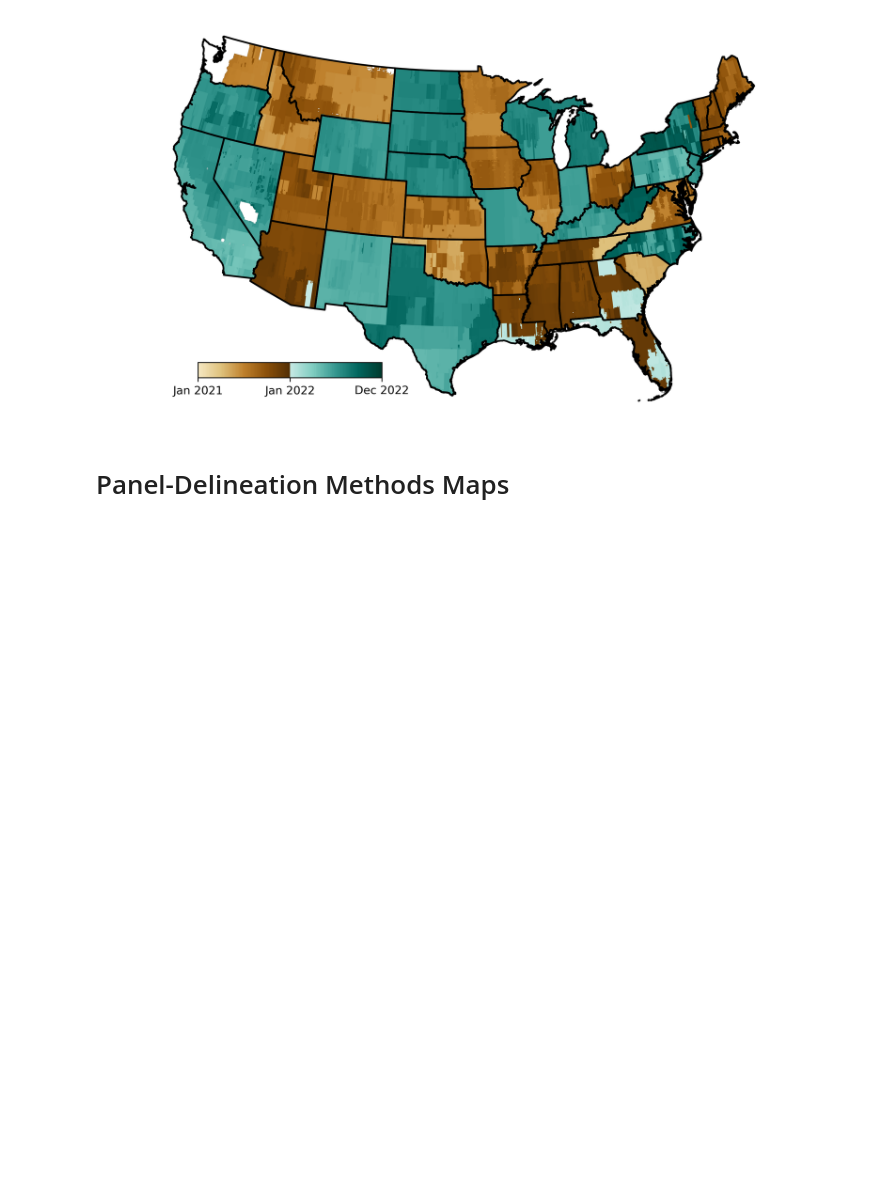
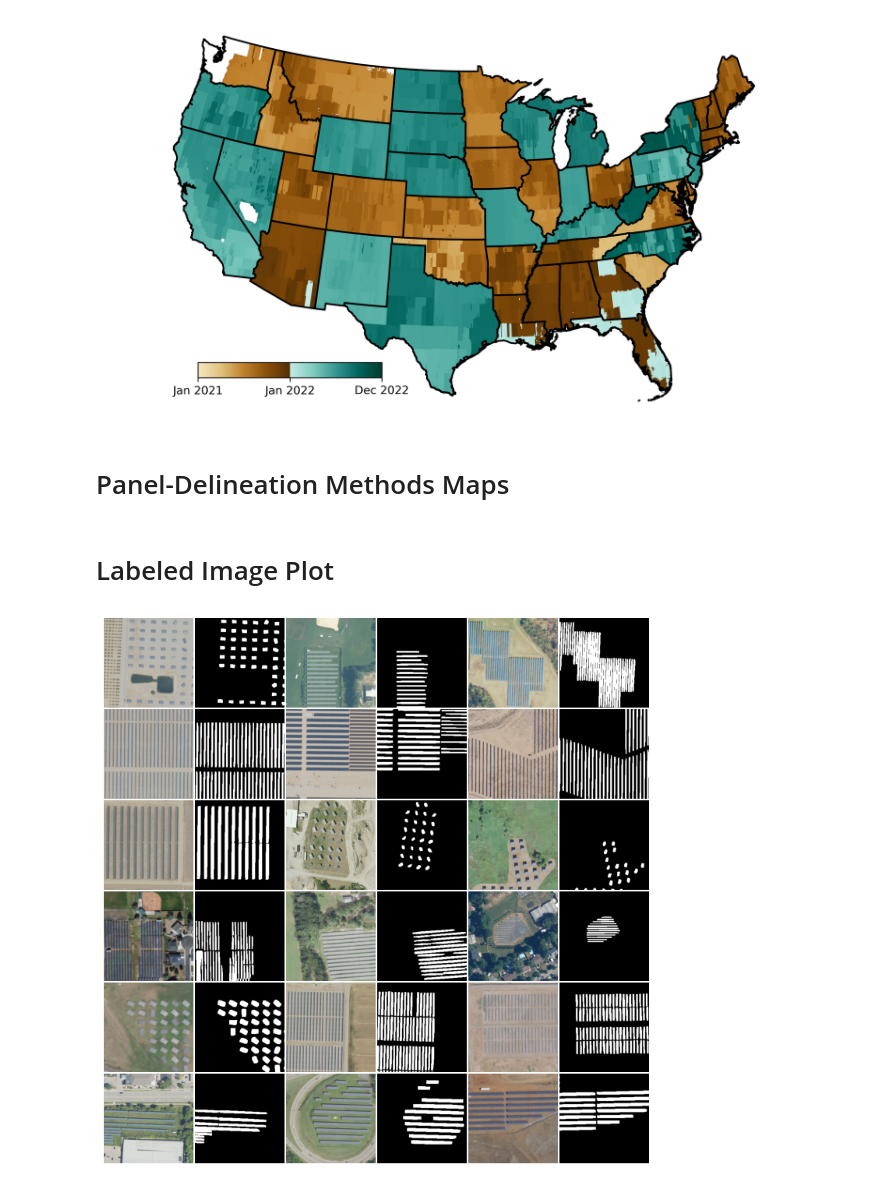
Before and after one commit to stidjaco/GMSEUS, a Jupyter notebook: SupplementaryCode/scriptPlot_maps.ipynb, the cells around one changed output. Saved outputs shown, nothing was run; the diff lists cells and outputs as text; code cells hidden in the pictures; blank space fills up the shorter version.

Commit message:
Add labeled images to approach and processing

```diff
--- a/SupplementaryCode/scriptPlot_maps.ipynb
+++ b/SupplementaryCode/scriptPlot_maps.ipynb
@@ -40,7 +42,7 @@ naipDateMap_folderPath = os.path.join(derived_path, r'NAIP_DateMap')
 methodsFigFolderPath = os.path.join(derived_path, r'methodsFigure')
 
 # Set gmseusArrays path
-gmseusArraysInputPath = os.path.join(derivedTemp_path, r'GMSEUS_Arrays_wGEOID.shp')
+gmseusArraysInputPath = os.path.join(derived_path, r'GMSEUS\GMSEUS_Arrays_Final.shp')
 
 # Define geeCRS and the Albers Equal Area projection (EPSG: 5070 is commonly used for CONUS)
 geeCRS = '4326'
@@ -586,3 +588,5 @@ fig.savefig(os.path.join(figure_path, 'naipMostRecentGEE_ColorMap.pdf'), bbox_in
 # tif_folder = methodsFigFolderPath
 # output_folder = tif_folder  # Assuming output folder is the same as input folder
 # process_multiple_tif_files(tif_folder, output_folder)
+# %% [markdown]
+# Labeled Image Plot
@@ -588,0 +652,52 @@ fig.savefig(os.path.join(figure_path, 'naipMostRecentGEE_ColorMap.pdf'), bbox_in
+# %%
+# Step 3: Prepare the 6x6 plot (3 groups of image-mask columns)
+fig, axes = plt.subplots(6, 6, figsize=(7, 7))  # Square aspect ratio
+
+# Step 4: Load and plot each image and mask pair
+for i, (array_id, tile_num) in enumerate(selected_tiles):
+    # Get file paths
+    image_file = os.path.join(imagesPath, f"id{array_id}_tile{tile_num}.tif")
+    mask_file = os.path.join(masksPath, f"id{array_id}_tile{tile_num}.tif")
+
+    # Load image and extract RGB bands
+    with rasterio.open(image_file) as src:
+        img_array = src.read([1, 2, 3])  # R, G, B bands
+        img_array = np.moveaxis(img_array, 0, -1)  # Convert from (Bands, H, W) to (H, W, Bands)
+
+    # Load mask and extract first band
+    with rasterio.open(mask_file) as src:
+        mask_array = src.read(1)  # First band only
+
+    # Normalize mask to 0-1
+    mask_array = np.where(mask_array > 0, 1, 0)
+
+    # Determine row and column positions
+    row = i % 6  # Cycles through 0-5 (rows)
+    col_group = i // 6  # 0, 1, or 2 (groups)
+    img_col = col_group * 2  # Image column (0, 2, 4)
+    mask_col = img_col + 1   # Mask column (1, 3, 5)
+
+    # Plot image
+    axes[row, img_col].imshow(img_array)
+    axes[row, img_col].set_xticks([])  # Remove x ticks
+    axes[row, img_col].set_yticks([])  # Remove y ticks
+    axes[row, img_col].set_frame_on(False)  # Remove frame
+
+    # Plot mask
+    axes[row, mask_col].imshow(mask_array, cmap="gray")
+    axes[row, mask_col].set_xticks([])  # Remove x ticks
+    axes[row, mask_col].set_yticks([])  # Remove y ticks
+    axes[row, mask_col].set_frame_on(False)  # Remove frame
+
+# Step 5: Adjust layout to completely remove spacing
+#plt.subplots_adjust(left=0, right=1, top=1, bottom=0, wspace=0, hspace=0)  # Remove all padding
+plt.subplots_adjust(left=0, right=1, top=1, bottom=0, wspace=0.02, hspace=0.02)  # Small space between rows/columns
+
+# Save plot
+plt.savefig(os.path.join(figure_path, 'image_mask_pairs.png'), dpi=300, bbox_inches='tight', pad_inches=0)
+plt.savefig(os.path.join(figure_path, 'image_mask_pairs.pdf'), dpi=300, bbox_inches='tight', pad_inches=0)
+
+# Show plot
+plt.show()
+# %% [output]
+[figure, added]
```
Also changed, not shown: parts of 2 cells of this notebook, 5 other files.
